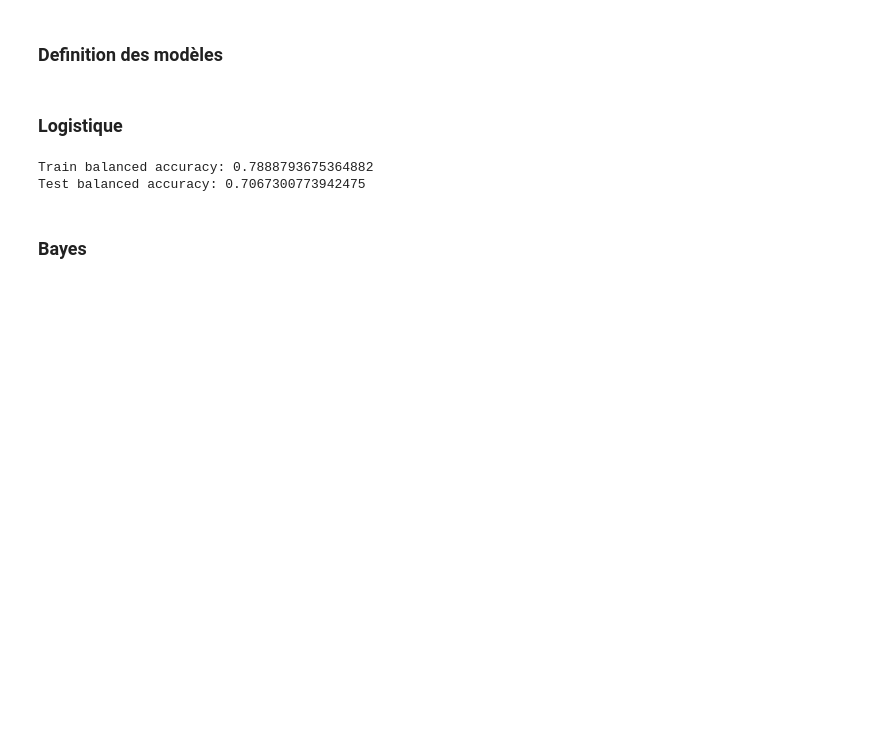
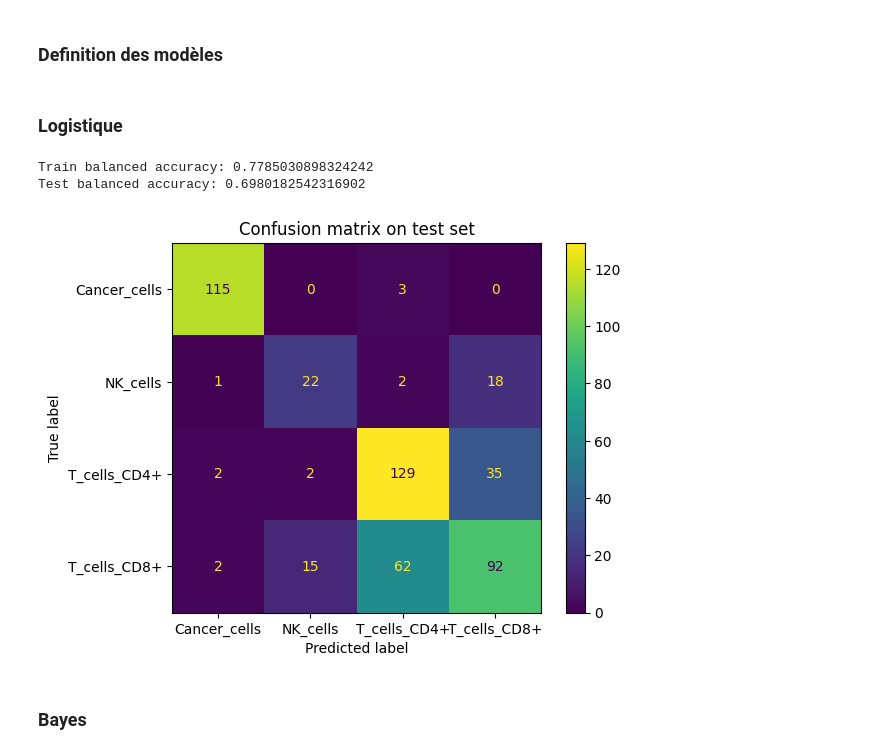
Before and after one commit to DataCampDS/scmark-classification-predicta, a Jupyter notebook: scMARK_classification_starting_kit.ipynb, the cells around one changed output. Drawn from its saved outputs; the diff is of its cells as text; code cells hidden in the pictures; blank space fills up the shorter version.

```diff
--- a/scMARK_classification_starting_kit.ipynb
+++ b/scMARK_classification_starting_kit.ipynb
@@ -382,3 +384,26 @@ You can find more information in the [README](https://github.com/paris-saclay-cd
+# %%
+"""
+def _preprocess_X(X_sparse):
+    # cast a dense array
+    X = X_sparse.toarray()
+
+    # normalize each row
+    return X / X.sum(axis=1)[:, np.newaxis]
+"""
+
+def _preprocess_X(X_sparse):
+    """CPM-like normalization + log1p, standard for scRNA-seq."""
+    X = X_sparse.toarray().astype(np.float32)
+    counts = X.sum(axis=1)[:, None]
+    counts[counts == 0] = 1
+    X = X / counts * 1e4
+    return np.log1p(X)
+
+def select_hvg(X, n_genes=2000):
+    """Select genes with highest variance."""
+    variances = np.var(X, axis=0)
+    idx = np.argsort(variances)[-n_genes:]
+    return idx
 # %% [markdown]
 ### Definition des modèles
 # %%
@@ -444,19 +529,26 @@ class Bayes(object):
 # %%
 clf = Logistique()
 clf.fit(X_train, y_train)
+
 # predict_proba
 y_tr_pred_proba = clf.predict_proba(X_train)
 y_te_pred_proba = clf.predict_proba(X_test)
 
 # convert to hard classification with argmax
 y_tr_pred = clf.classes_[np.argmax(y_tr_pred_proba, axis=1)]
 y_te_pred = clf.classes_[np.argmax(y_te_pred_proba, axis=1)]
 
+cm = confusion_matrix(y_test, y_te_pred)
+disp = ConfusionMatrixDisplay(confusion_matrix=cm, display_labels=pipe.classes_, )
+disp.plot()
+plt.title("Confusion matrix on test set")
+
 print('Train balanced accuracy:', balanced_accuracy_score(y_train, y_tr_pred))
 print('Test balanced accuracy:', balanced_accuracy_score(y_test, y_te_pred))
 # %% [output]
-Train balanced accuracy: 0.7888793675364882
-Test balanced accuracy: 0.7067300773942475
+Train balanced accuracy: 0.7785030898324242
+Test balanced accuracy: 0.6980182542316902
+[figure, added]
 # %% [markdown]
 ### Bayes
 # %%
```
Also changed, not shown: parts of 5 cells of this notebook.
